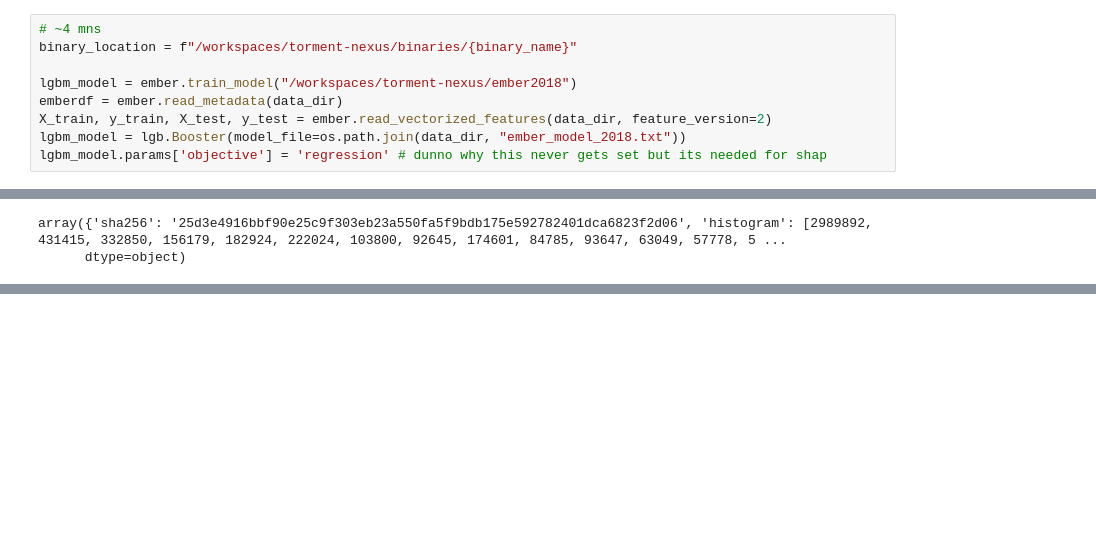
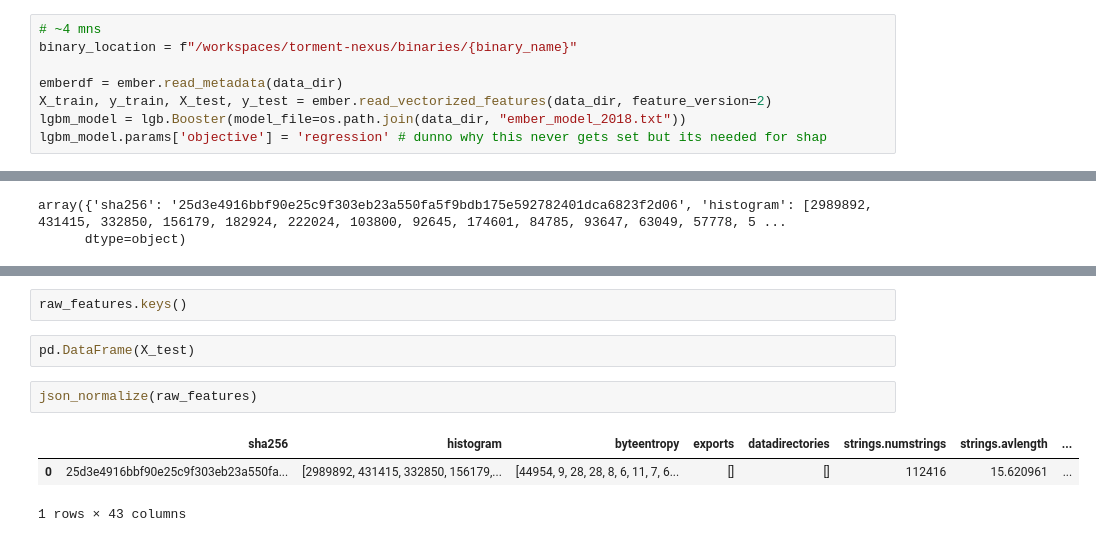
Before and after one commit to Septillion24/torment-nexus, a Jupyter notebook: notebooks/explain-model.ipynb, the cells around one changed output, grey strips where cells are left out. Drawn from its saved outputs; the diff is of its cells as text; blank space fills up the shorter version.

```diff
--- a/notebooks/explain-model.ipynb
+++ b/notebooks/explain-model.ipynb
@@ -15,7 +14,6 @@ data_dir = "../ember2018/"
 # ~4 mns
 binary_location = f"/workspaces/torment-nexus/binaries/{binary_name}"
 
-lgbm_model = ember.train_model("/workspaces/torment-nexus/ember2018")
 emberdf = ember.read_metadata(data_dir)
 X_train, y_train, X_test, y_test = ember.read_vectorized_features(data_dir, feature_version=2)
 lgbm_model = lgb.Booster(model_file=os.path.join(data_dir, "ember_model_2018.txt"))
@@ -110,0 +80,10 @@ ValueError: arrays must all be same length
+# %%
+raw_features.keys()
+# %%
+pd.DataFrame(X_test)
+# %%
+json_normalize(raw_features)
+# %% [output]
+|  | sha256 | histogram | byteentropy | exports | datadirectories | strings.numstrings | strings.avlength | ... |
+| 0 | 25d3e4916bbf90e25c9f303eb23a550fa... | [2989892, 431415, 332850, 156179,... | [44954, 9, 28, 28, 8, 6, 11, 7, 6... | [] | [] | 112416 | 15.620961 | ... |
+1 rows × 43 columns
```
Also changed, not shown: parts of 9 cells of this notebook, 1 other file.
